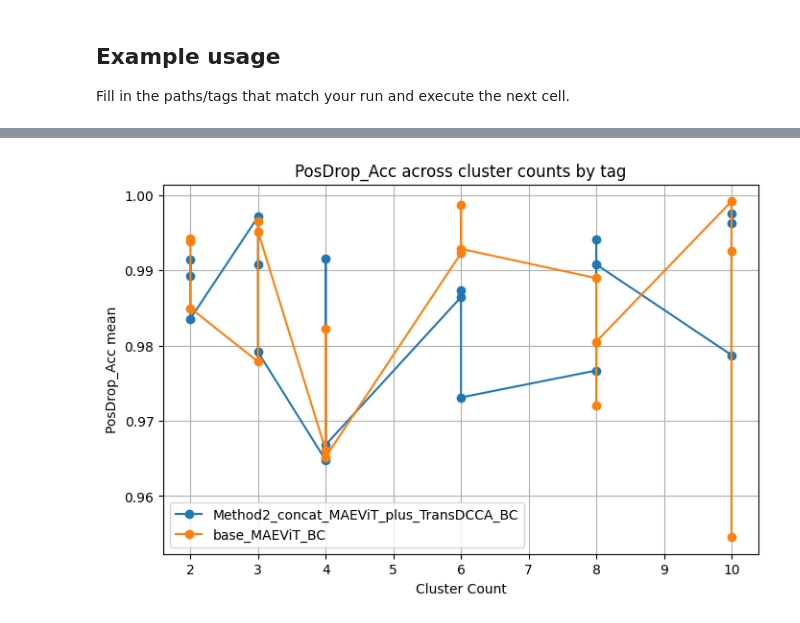
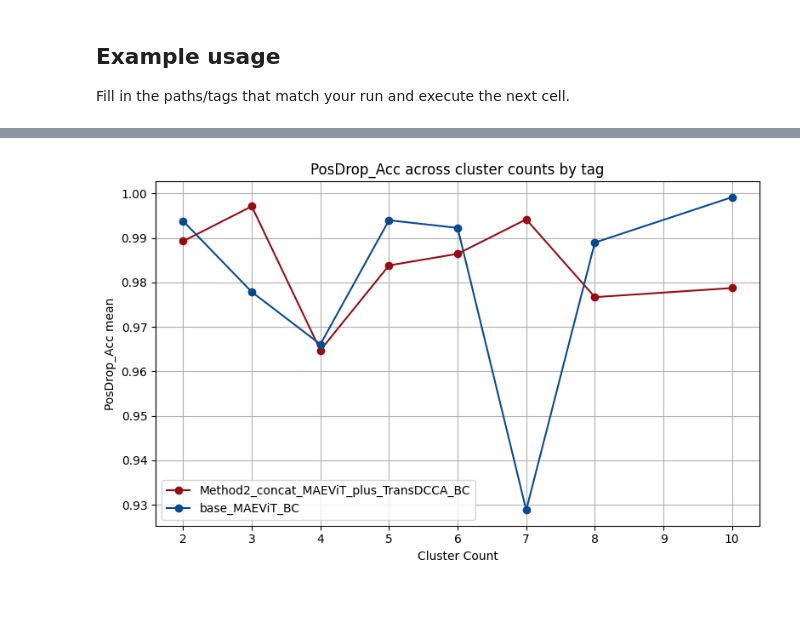
Before and after one commit to KyuboNoh/1_Foundation_MVT, a Jupyter notebook: Methods/1_UniversalGFM4MPM_v2_module/scripts/summarise_meta_eval.ipynb, the cells around one changed output, grey strips where cells are left out. Drawn from its saved outputs; the diff is of its cells as text; code cells hidden in the pictures.

```diff
--- a/Methods/1_UniversalGFM4MPM_v2_module/scripts/summarise_meta_eval.ipynb
+++ b/Methods/1_UniversalGFM4MPM_v2_module/scripts/summarise_meta_eval.ipynb
@@ -152,41 +152,59 @@ summary
 # %%
 import matplotlib.pyplot as plt
+import numpy as np
 
-def extract_metric(summary_dict, metric_name: str):
+def plot_scalar_metric(summary_dict, metric_name='PosDrop_Acc',
+                       include_tags=None, include_methods=None, include_clusters=None):
+    include_tags = set(include_tags) if include_tags else None
+    include_methods = set(include_methods) if include_methods else None
+    include_clusters = set(int(c) for c in include_clusters) if include_clusters else None
+
     rows = []
     for tag_main, methods_dict in summary_dict.items():
+        if include_tags and tag_main not in include_tags:
+            continue
         for method, clusters_dict in methods_dict.items():
+            if include_methods and method not in include_methods:
+                continue
             for cluster, metrics in clusters_dict.items():
+                cluster_id = int(cluster)
+                if include_clusters and cluster_id not in include_clusters:
+                    continue
                 metric = metrics.get(metric_name)
                 if isinstance(metric, dict) and isinstance(metric.get('mean'), (int, float)):
-                    rows.append((tag_main, method, int(cluster), float(metric['mean'])))
-    return rows
+                    rows.append((tag_main, method, cluster_id, float(metric['mean'])))
+    if not rows:
+        raise RuntimeError(f"No scalar '{metric_name}' mean values found after filtering.")
 
-metric_rows = extract_metric(summary, 'PosDrop_Acc')
-if not metric_rows:
-    raise RuntimeError("No scalar 'PosDrop_Acc' mean values found.")
+    palettes = {
+        'base_MAEViT_BC': plt.cm.Blues,
+        'Method2_concat_MAEViT_plus_TransDCCA_BC': plt.cm.Reds,
+    }
+    default_cmap = plt.cm.Greys
 
-by_tag = {}
-for tag, method, cluster, mean_value in metric_rows:
-    by_tag.setdefault(tag, []).append((cluster, mean_value))
+    plt.figure(figsize=(8, 5))
+    for tag in sorted({r[0] for r in rows}):
+        tag_rows = [r for r in rows if r[0] == tag]
+        tag_rows.sort(key=lambda x: x[2])
+        clusters = [r[2] for r in tag_rows]
+        values = [r[3] for r in tag_rows]
+        cmap = palettes.get(tag, default_cmap)(np.linspace(0.3, 0.9, len(tag_rows)))
+        plt.plot(clusters, values, marker='o', color=cmap[-1], label=tag)
 
-plt.figure(figsize=(8, 5))
-for tag, entries in by_tag.items():
-    entries.sort(key=lambda x: x[0])
-    clusters = [c for c, _ in entries]
-    values = [v for _, v in entries]
-    plt.plot(clusters, values, marker='o', label=tag)
-
-plt.xlabel('Cluster Count')
-plt.ylabel('PosDrop_Acc mean')
-plt.title('PosDrop_Acc across cluster counts by tag')
-handles, labels = plt.gca().get_legend_handles_labels()
-if handles:
-    plt.legend()
-plt.grid(True)
-plt.show()
+    plt.xlabel('Cluster Count')
+    plt.ylabel(f'{metric_name} mean')
+    plt.title(f'{metric_name} across cluster counts by tag')
+    handles, _ = plt.gca().get_legend_handles_labels()
+    if handles:
+        plt.legend()
+    plt.grid(True)
+    plt.tight_layout()
+    plt.show()
-# %% [output]
-[figure, removed]
+# %%
+# Example:
+plot_scalar_metric(summary, metric_name='PosDrop_Acc', include_methods=['hierarchical'])
+# %% [output]
+[figure, added]
 # %%
 import matplotlib.pyplot as plt
 
```
Also changed, not shown: parts of 11 cells of this notebook.
